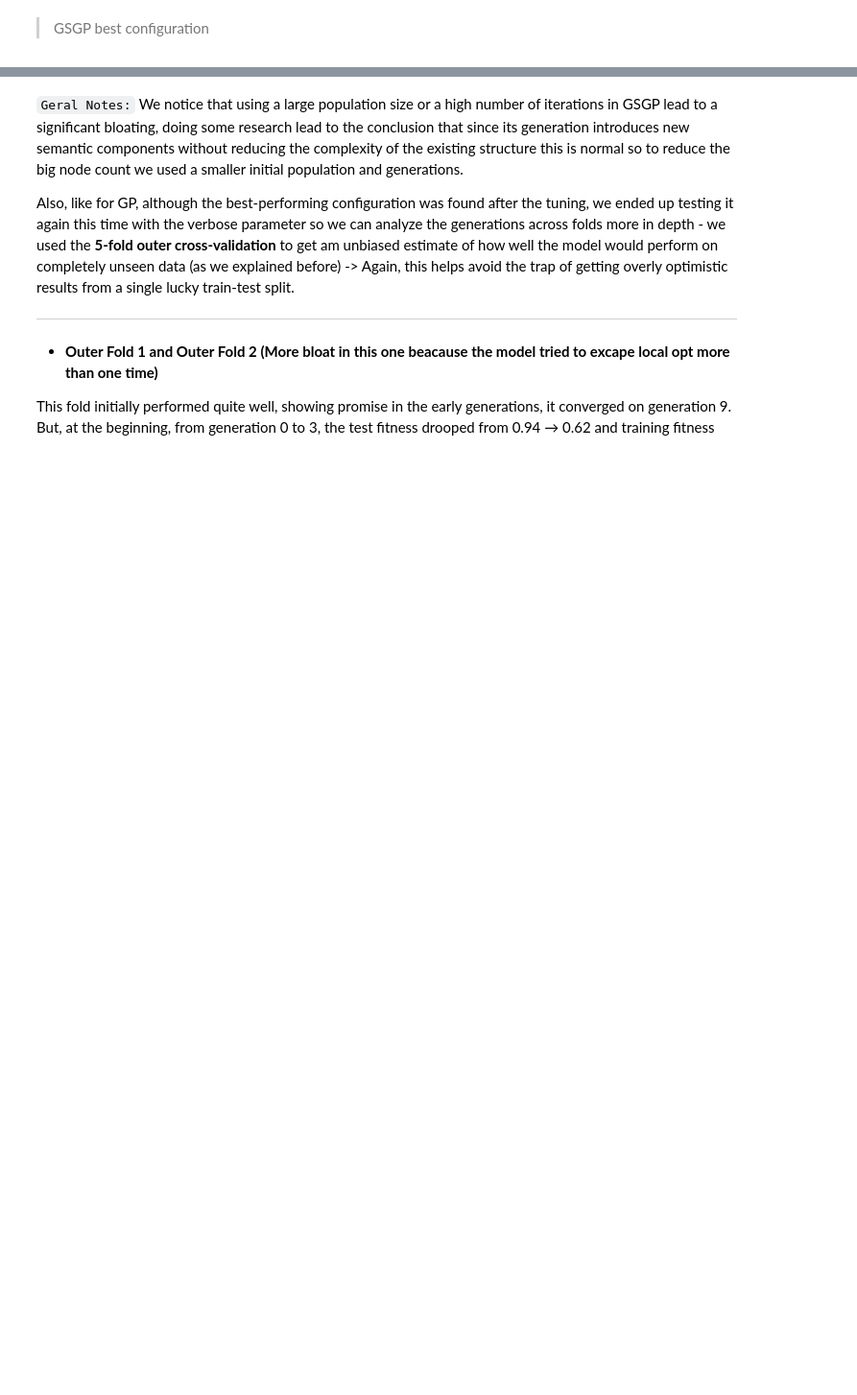
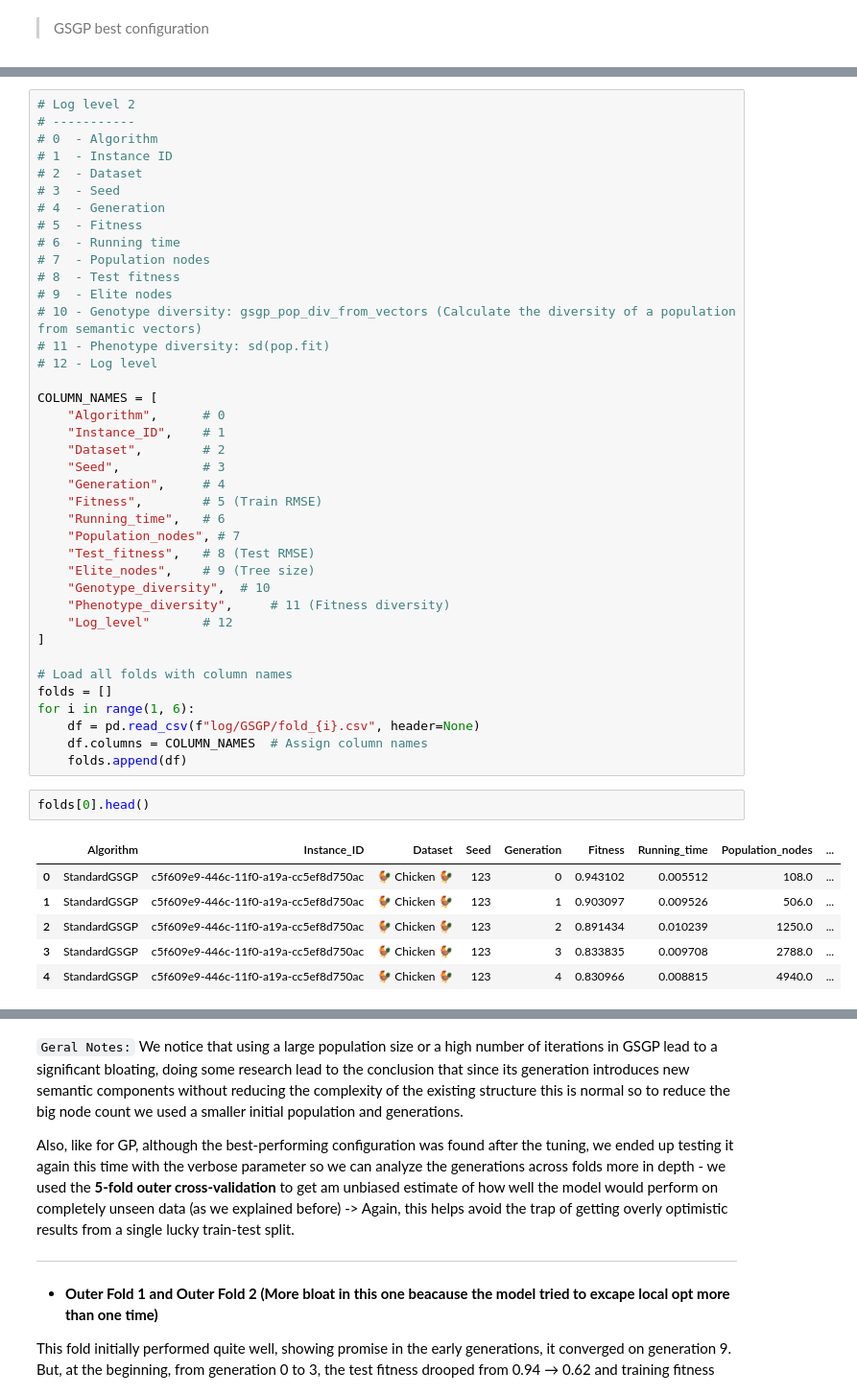
Before and after one commit to CatarinaGN/Neural-and-Evolutionary-Learning, a Jupyter notebook: NEL_final_delivery.ipynb, the cells around one changed output, grey strips where cells are left out. Shown at 96% size. Cells and saved outputs as stored; diff of their text form; blank space fills up the shorter version.

Commit message:
final gsgp

```diff
--- a/NEL_final_delivery.ipynb
+++ b/NEL_final_delivery.ipynb
@@ -1804,0 +1402,48 @@ fig.show()
+# %%
+# Log level 2
+# -----------
+# 0  - Algorithm
+# 1  - Instance ID
+# 2  - Dataset
+# 3  - Seed
+# 4  - Generation
+# 5  - Fitness
+# 6  - Running time
+# 7  - Population nodes
+# 8  - Test fitness
+# 9  - Elite nodes
+# 10 - Genotype diversity: gsgp_pop_div_from_vectors (Calculate the diversity of a population from semantic vectors)
+# 11 - Phenotype diversity: sd(pop.fit)
+# 12 - Log level
+
+COLUMN_NAMES = [
+    "Algorithm",      # 0
+    "Instance_ID",    # 1
+    "Dataset",        # 2
+    "Seed",           # 3
+    "Generation",     # 4
+    "Fitness",        # 5 (Train RMSE)
+    "Running_time",   # 6
+    "Population_nodes", # 7
+    "Test_fitness",   # 8 (Test RMSE)
+    "Elite_nodes",    # 9 (Tree size)
+    "Genotype_diversity",  # 10
+    "Phenotype_diversity",     # 11 (Fitness diversity)
+    "Log_level"       # 12
+]
+
+# Load all folds with column names
+folds = []
+for i in range(1, 6):
+    df = pd.read_csv(f"log/GSGP/fold_{i}.csv", header=None)
+    df.columns = COLUMN_NAMES  # Assign column names
+    folds.append(df)
+# %%
+folds[0].head()
+# %% [output]
+|  | Algorithm | Instance_ID | Dataset | Seed | Generation | Fitness | Running_time | Population_nodes | ... |
+| 0 | StandardGSGP | c5f609e9-446c-11f0-a19a-cc5ef8d750ac | 🐓 Chicken 🐓 | 123 | 0 | 0.943102 | 0.005512 | 108.0 | ... |
+| 1 | StandardGSGP | c5f609e9-446c-11f0-a19a-cc5ef8d750ac | 🐓 Chicken 🐓 | 123 | 1 | 0.903097 | 0.009526 | 506.0 | ... |
+| 2 | StandardGSGP | c5f609e9-446c-11f0-a19a-cc5ef8d750ac | 🐓 Chicken 🐓 | 123 | 2 | 0.891434 | 0.010239 | 1250.0 | ... |
+| 3 | StandardGSGP | c5f609e9-446c-11f0-a19a-cc5ef8d750ac | 🐓 Chicken 🐓 | 123 | 3 | 0.833835 | 0.009708 | 2788.0 | ... |
+| 4 | StandardGSGP | c5f609e9-446c-11f0-a19a-cc5ef8d750ac | 🐓 Chicken 🐓 | 123 | 4 | 0.830966 | 0.008815 | 4940.0 | ... |
```
Also changed, not shown: parts of 28 cells of this notebook, 12 other files.
